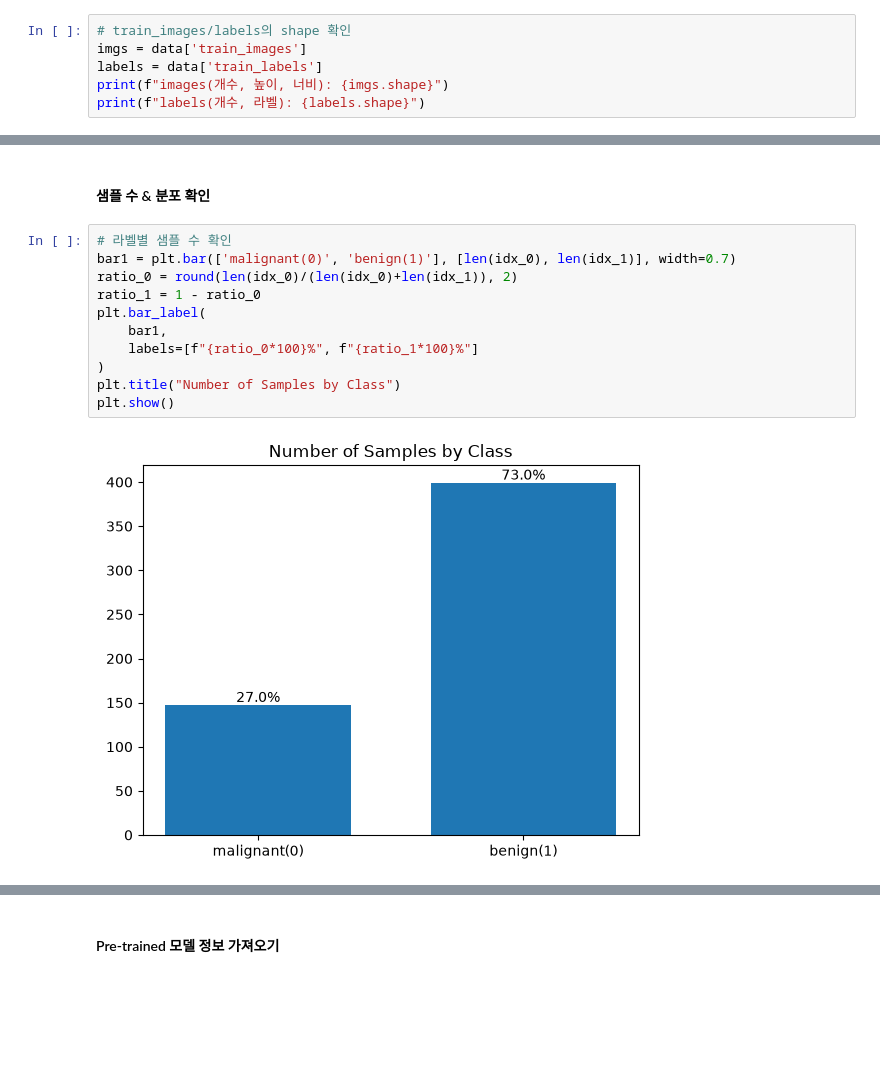
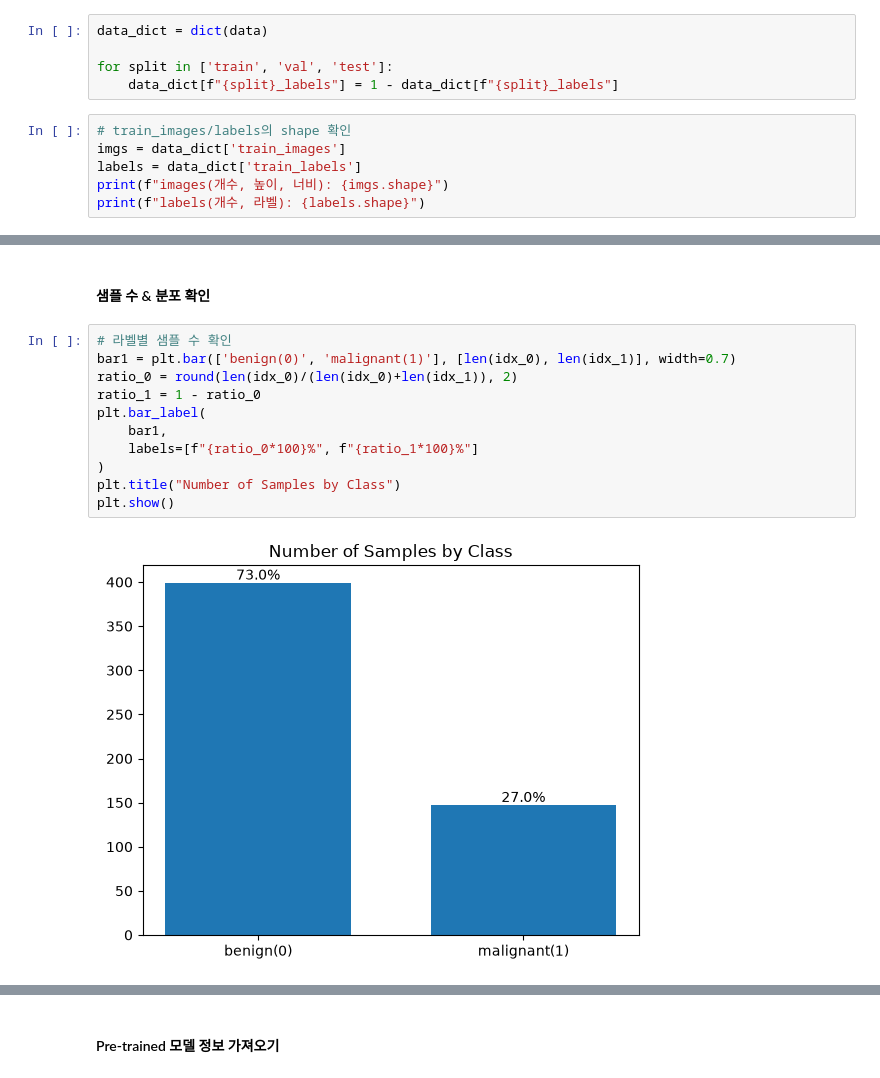
Before and after one commit to leejsya/BreastMNIST, a Jupyter notebook: BreastMNIST_Classification.ipynb, the cells around one changed output, grey strips where cells are left out. Saved outputs shown, nothing was run; the diff lists cells and outputs as text; blank space fills up the shorter version.

```diff
--- a/BreastMNIST_Classification.ipynb
+++ b/BreastMNIST_Classification.ipynb
@@ -15,10 +21,15 @@ data = np.load("breastmnist.npz")
 print(data.files)
 # %% [output]
 ['train_images', 'train_labels', 'val_images', 'val_labels', 'test_images', 'test_labels']
+# %%
+data_dict = dict(data)
+
+for split in ['train', 'val', 'test']:
+    data_dict[f"{split}_labels"] = 1 - data_dict[f"{split}_labels"]
 # %%
 # train_images/labels의 shape 확인
-imgs = data['train_images']
-labels = data['train_labels']
+imgs = data_dict['train_images']
+labels = data_dict['train_labels']
 print(f"images(개수, 높이, 너비): {imgs.shape}")
 print(f"labels(개수, 라벨): {labels.shape}")
 # %% [output]
@@ -120,16 +64,16 @@ plt.show()
 #### 샘플 수 & 분포 확인
 # %%
 # 라벨별 샘플 수 확인
-bar1 = plt.bar(['malignant(0)', 'benign(1)'], [len(idx_0), len(idx_1)], width=0.7)
+bar1 = plt.bar(['benign(0)', 'malignant(1)'], [len(idx_0), len(idx_1)], width=0.7)
 ratio_0 = round(len(idx_0)/(len(idx_0)+len(idx_1)), 2)
 ratio_1 = 1 - ratio_0
 plt.bar_label(
     bar1,
     labels=[f"{ratio_0*100}%", f"{ratio_1*100}%"]
 )
 plt.title("Number of Samples by Class")
 plt.show()
 # %% [output]
-[figure, old version]
+[figure, new version]
 # %%
 # train/val/test별 샘플 수 확인
```
Also changed, not shown: parts of 34 cells of this notebook.
